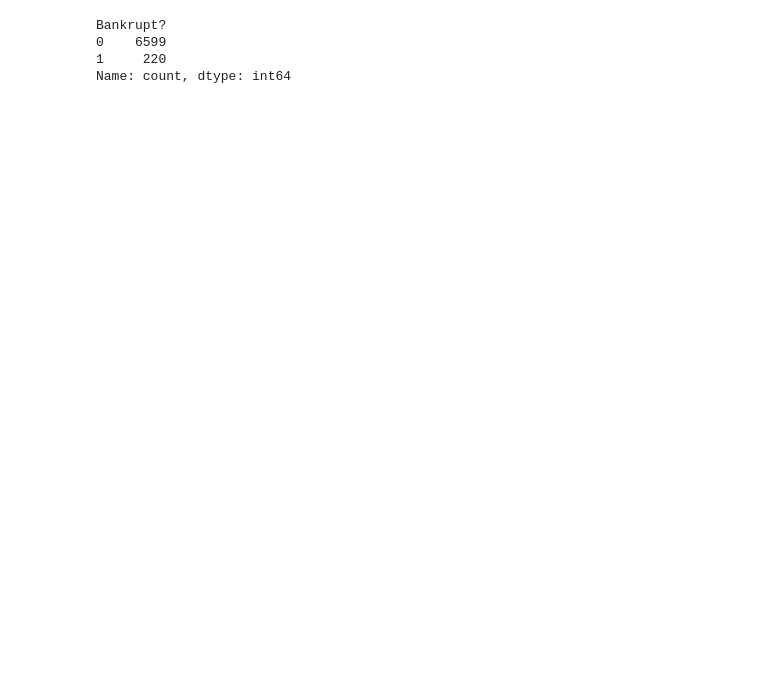
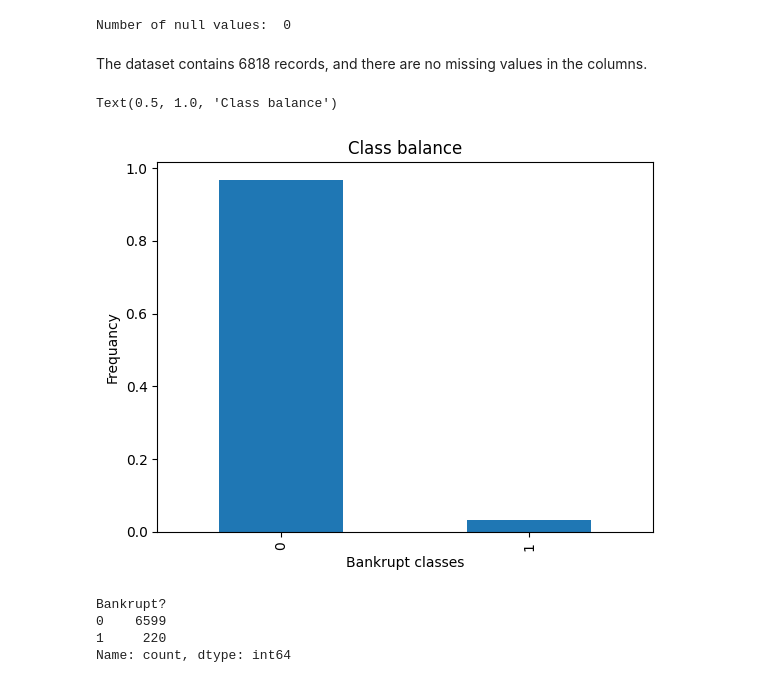
Before and after one commit to PopoviciuAndreea/Company-Bankruptcy-Prediction, a Jupyter notebook: Company_Bankruptcy_Prediction.ipynb, the cells around one changed output. Cells and saved outputs as stored; diff of their text form; code cells hidden in the pictures; blank space fills up the shorter version.

```diff
--- a/Company_Bankruptcy_Prediction.ipynb
+++ b/Company_Bankruptcy_Prediction.ipynb
@@ -33,4 +41,19 @@ memory usage: 3.7 MB
 None
+# %%
+null_values = data.isnull().sum()
+print('Number of null values: ', len(null_values[null_values>0]))
+# %% [output]
+Number of null values:  0
+# %% [markdown]
+The dataset contains 6818 records, and there are no missing values in the columns.
+# %%
+data['Bankrupt?'].value_counts(normalize = True).plot(kind = 'bar')
+plt.xlabel("Bankrupt classes")
+plt.ylabel("Frequancy")
+plt.title("Class balance")
+# %% [output]
+Text(0.5, 1.0, 'Class balance')
+[figure, added]
 # %%
 data['Bankrupt?'].value_counts()
 # %% [output]
```
Also changed, not shown: parts of 24 cells of this notebook.
